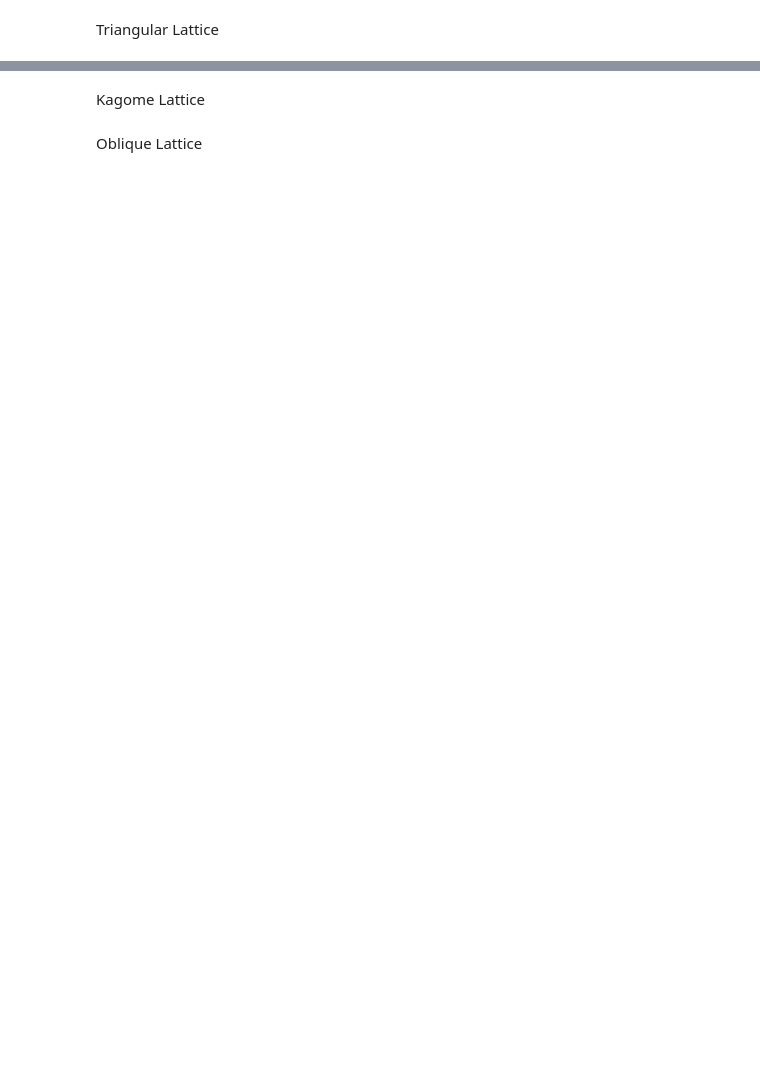
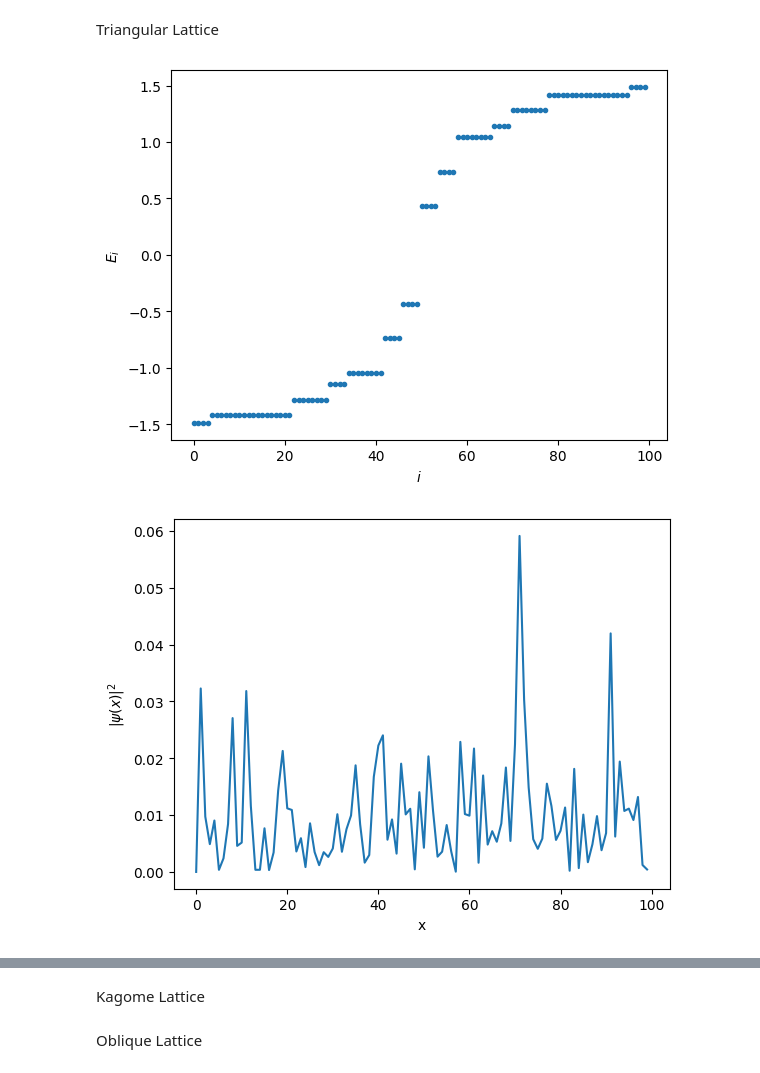
Before and after one commit to r-siddiqi/Hofstadter, a Jupyter notebook: Hoftsadter.ipynb, the cells around one changed output, grey strips where cells are left out. Drawn from its saved outputs; the diff is of its cells as text; code cells hidden in the pictures; blank space fills up the shorter version.

Commit message:
implemented triangular .. maybe

```diff
--- a/Hoftsadter.ipynb
+++ b/Hoftsadter.ipynb
@@ -266,0 +442,11 @@ Triangular Lattice
+# %%
+# Example 1 - repeated for triangular lattice
+triangular = Triangular_Hamiltonian(length=10, t=1.0, disorder=0.0, phi=0.5)
+triangular.construct_matrix()
+triangular.plot_evals()
+triangular.plot_evec()
+triangular.plot_pr()
+triangular.plot_butterfly()
+# %% [output]
+[figure, added]
+[figure, added]
```
Also changed, not shown: parts of 5 cells of this notebook.
